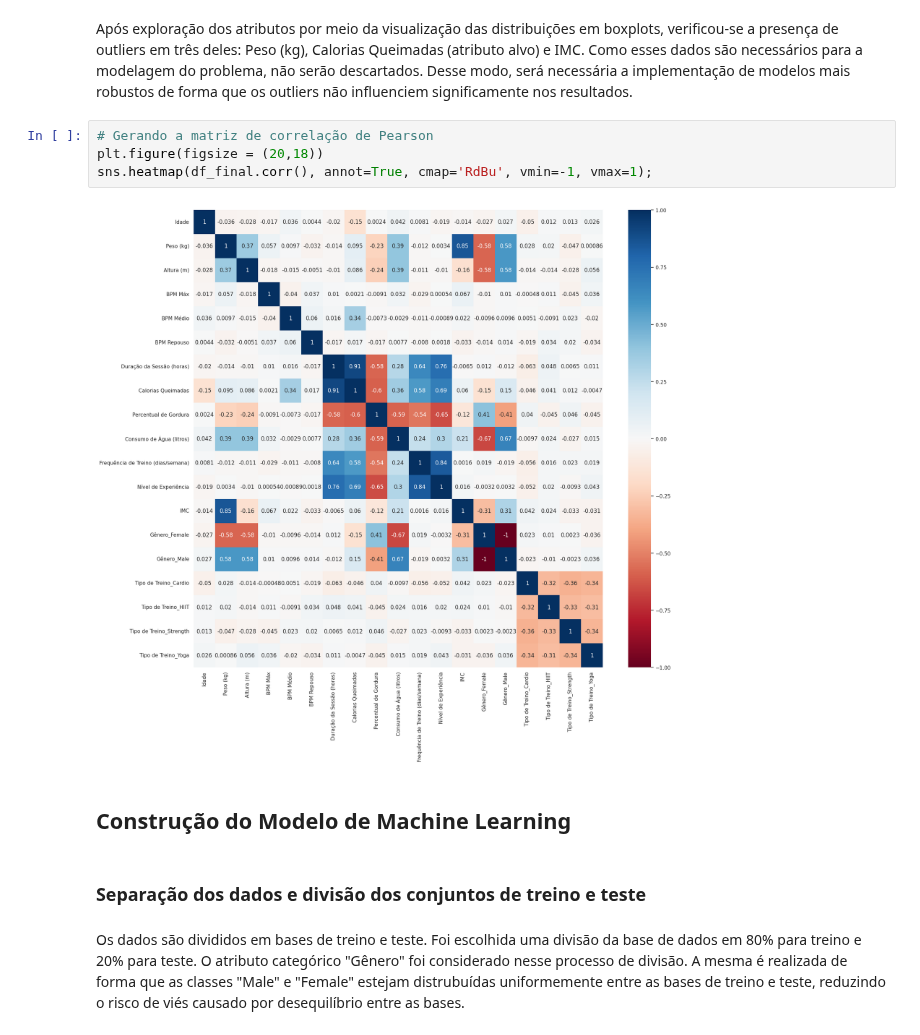
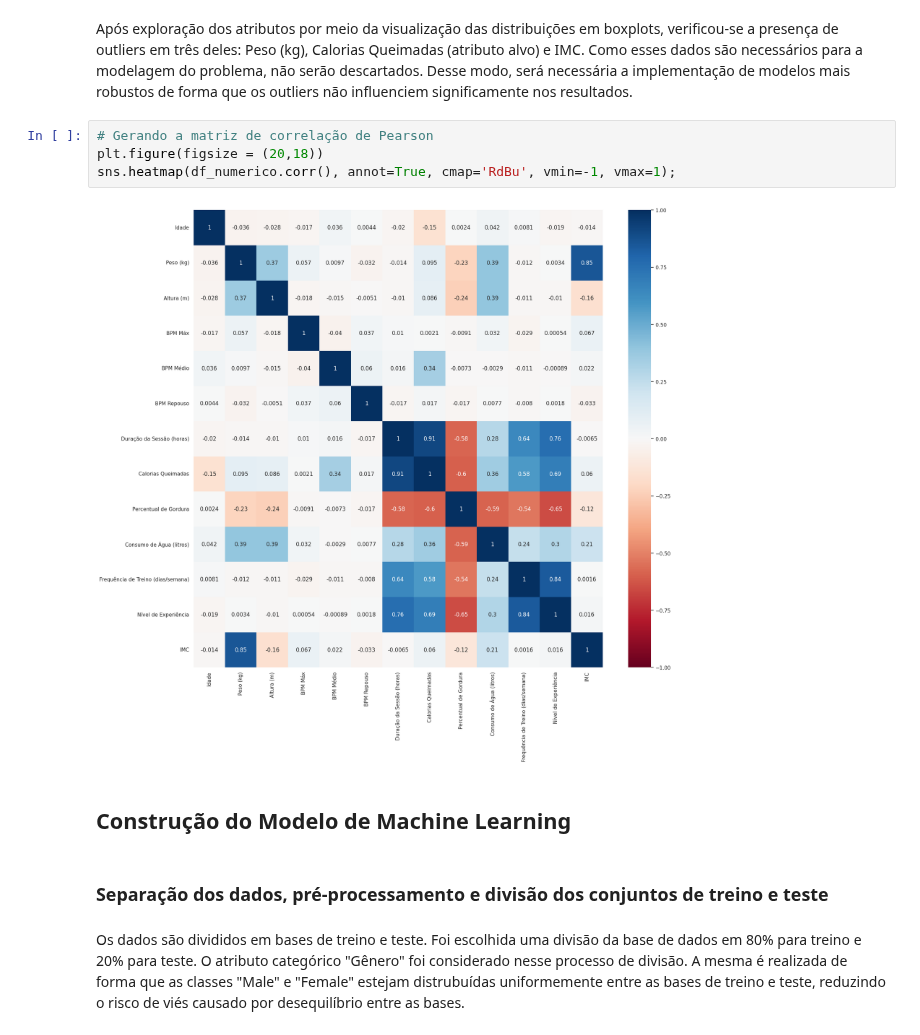
Before and after one commit to MarcelLopes7/Machine-Learning---Analytics, a Jupyter notebook: MVP_Machine_Learning_&_Analytics.ipynb, the cells around one changed output. Drawn from its saved outputs; the diff is of its cells as text.

```diff
--- a/MVP_Machine_Learning_&_Analytics.ipynb
+++ b/MVP_Machine_Learning_&_Analytics.ipynb
@@ -476,13 +549,13 @@ Como esses dados são necessários para a modelagem do problema, não serão des
 # %%
 # Gerando a matriz de correlação de Pearson
 plt.figure(figsize = (20,18))
-sns.heatmap(df_final.corr(), annot=True, cmap='RdBu', vmin=-1, vmax=1);
+sns.heatmap(df_numerico.corr(), annot=True, cmap='RdBu', vmin=-1, vmax=1);
 # %% [output]
-[figure, old version]
+[figure, new version]
 # %% [markdown]
 ## Construção do Modelo de Machine Learning
 # %% [markdown]
-### Separação dos dados e divisão dos conjuntos de treino e teste
+### Separação dos dados, pré-processamento e divisão dos conjuntos de treino e teste
 # %% [markdown]
 Os dados são divididos em bases de treino e teste. Foi escolhida uma divisão da base de dados em 80% para treino e 20% para teste.
 O atributo categórico "Gênero" foi considerado nesse processo de divisão. A mesma é realizada de forma que as classes "Male" e "Female" estejam distrubuídas uniformemente entre as bases de treino e teste, reduzindo o risco de viés causado por desequilíbrio entre as bases.
```
Also changed, not shown: parts of 6 cells of this notebook.
